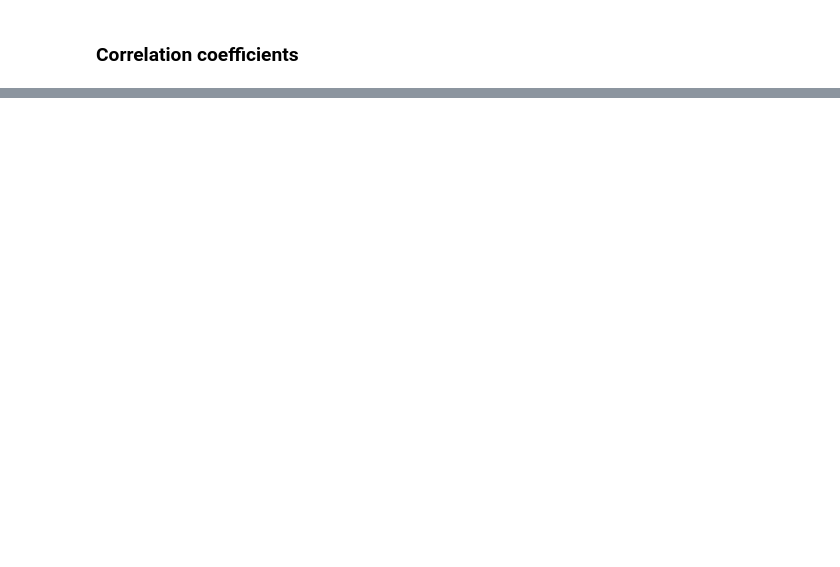
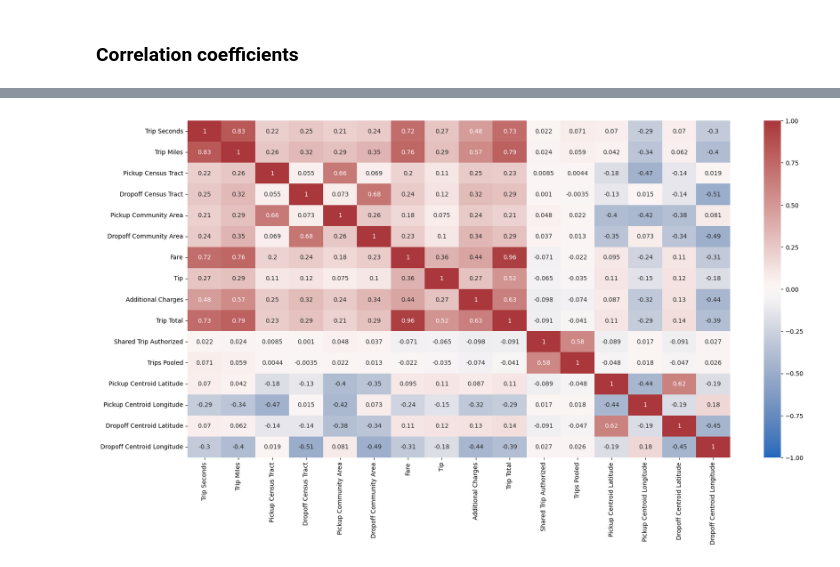
Before and after one commit to roy-kim-33/DataScienePipeline-Project, a Jupyter notebook: project_eda.ipynb, the cells around one changed output, grey strips where cells are left out. Drawn from its saved outputs; the diff is of its cells as text; code cells hidden in the pictures; blank space fills up the shorter version.

```diff
--- a/project_eda.ipynb
+++ b/project_eda.ipynb
@@ -80,0 +161,6 @@ da.corr()
+# %%
+correlations = clean_df.corr()
+correlation_heatmap = sb.heatmap(correlations, vmin=-1.0, vmax=1.0, cmap="vlag", center=0.0, annot=True)
+plt.show()
+# %% [output]
+[figure, added]
```
Also changed, not shown: parts of 19 cells of this notebook, 2 other files.
